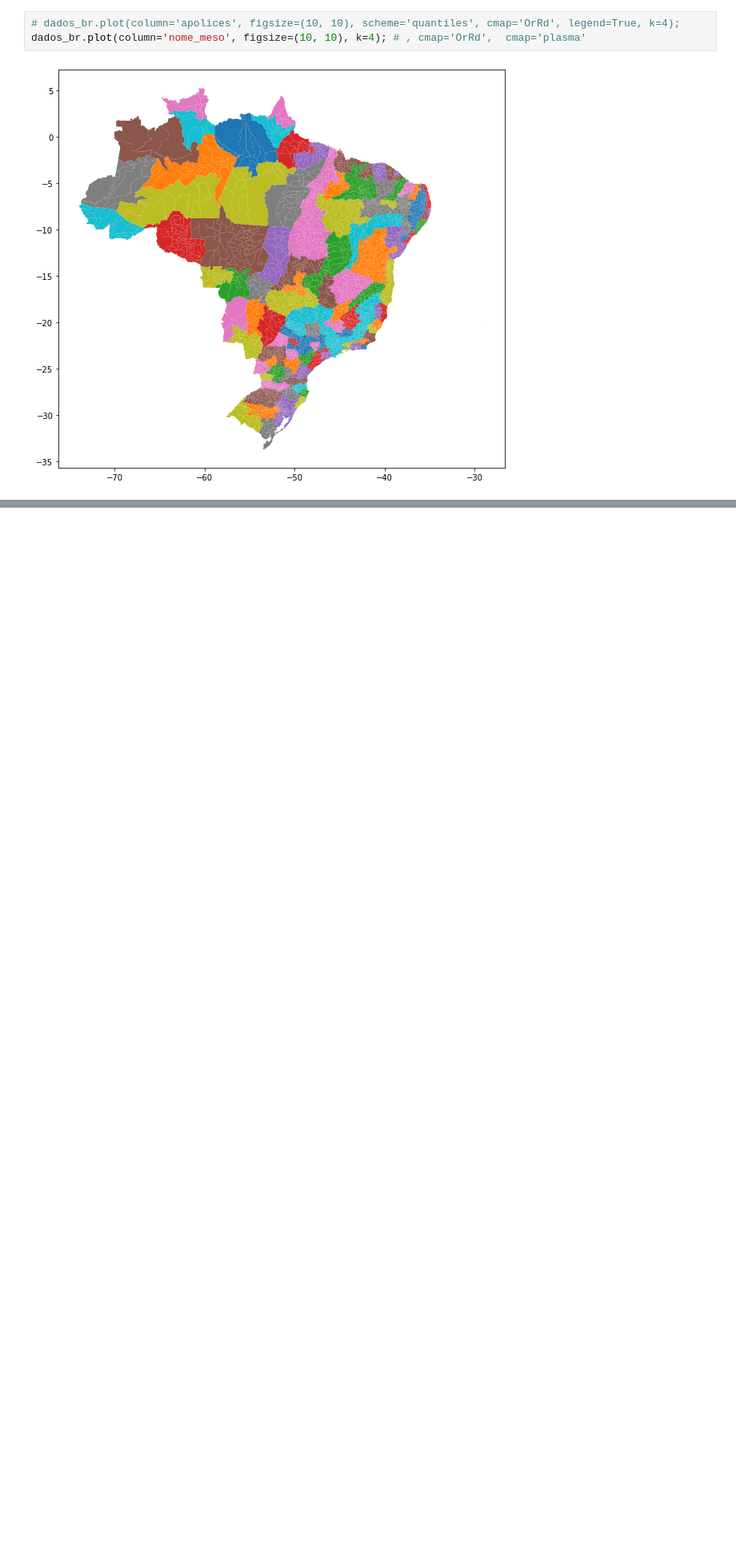
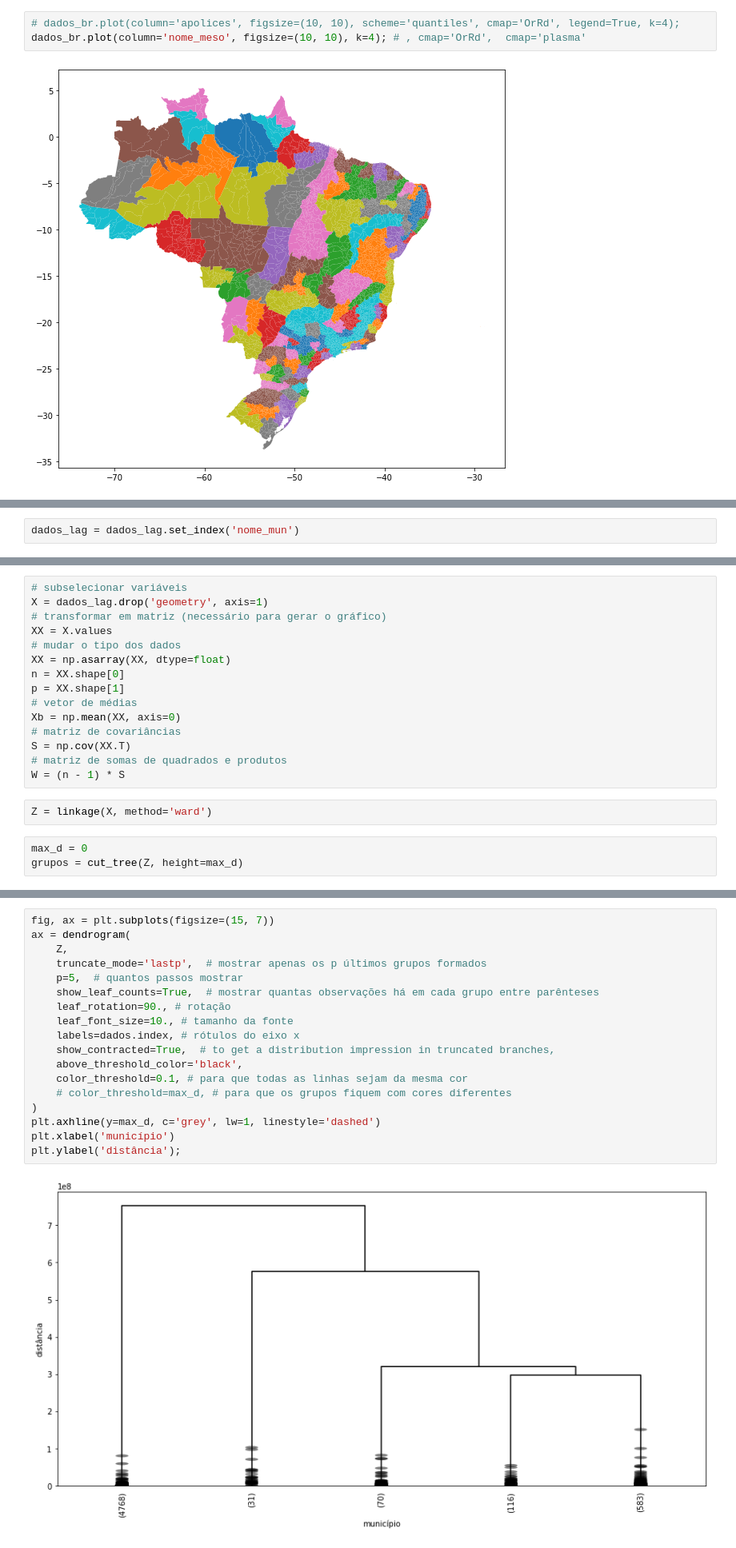
Before and after one commit to walefmachado/spatial-cluster, a Jupyter notebook: scripts/brasil/pesos_espaciais_brasil.ipynb, the cells around one changed output, grey strips where cells are left out. Shown: that part at 80% size. Drawn from its saved outputs; the diff is of its cells as text; blank space fills up the shorter version.

```diff
--- a/scripts/brasil/pesos_espaciais_brasil.ipynb
+++ b/scripts/brasil/pesos_espaciais_brasil.ipynb
@@ -163,0 +187,2 @@ dados_br.plot(column='nome_meso', figsize=(10, 10), k=4); # , cmap='OrRd',  cmap
+# %%
+dados_lag = dados_lag.set_index('nome_mun')
@@ -163,0 +201,20 @@ dados_br.plot(column='nome_meso', figsize=(10, 10), k=4); # , cmap='OrRd',  cmap
+# %%
+# subselecionar variáveis
+X = dados_lag.drop('geometry', axis=1)
+# transformar em matriz (necessário para gerar o gráfico)
+XX = X.values
+# mudar o tipo dos dados
+XX = np.asarray(XX, dtype=float)
+n = XX.shape[0]
+p = XX.shape[1]
+# vetor de médias
+Xb = np.mean(XX, axis=0)
+# matriz de covariâncias
+S = np.cov(XX.T)
+# matriz de somas de quadrados e produtos
+W = (n - 1) * S
+# %%
+Z = linkage(X, method='ward')
+# %%
+max_d = 0
+grupos = cut_tree(Z, height=max_d)
@@ -163,0 +227,20 @@ dados_br.plot(column='nome_meso', figsize=(10, 10), k=4); # , cmap='OrRd',  cmap
+# %%
+fig, ax = plt.subplots(figsize=(15, 7))
+ax = dendrogram(
+    Z,
+    truncate_mode='lastp',  # mostrar apenas os p últimos grupos formados
+    p=5,  # quantos passos mostrar
+    show_leaf_counts=True,  # mostrar quantas observações há em cada grupo entre parênteses
+    leaf_rotation=90., # rotação
+    leaf_font_size=10., # tamanho da fonte
+    labels=dados.index, # rótulos do eixo x
+    show_contracted=True,  # to get a distribution impression in truncated branches,
+    above_threshold_color='black',
+    color_threshold=0.1, # para que todas as linhas sejam da mesma cor
+    # color_threshold=max_d, # para que os grupos fiquem com cores diferentes
+)
+plt.axhline(y=max_d, c='grey', lw=1, linestyle='dashed')
+plt.xlabel('município')
+plt.ylabel('distância');
+# %% [output]
+[figure, added]
```
Also changed, not shown: parts of 48 cells of this notebook, 5 other files.
